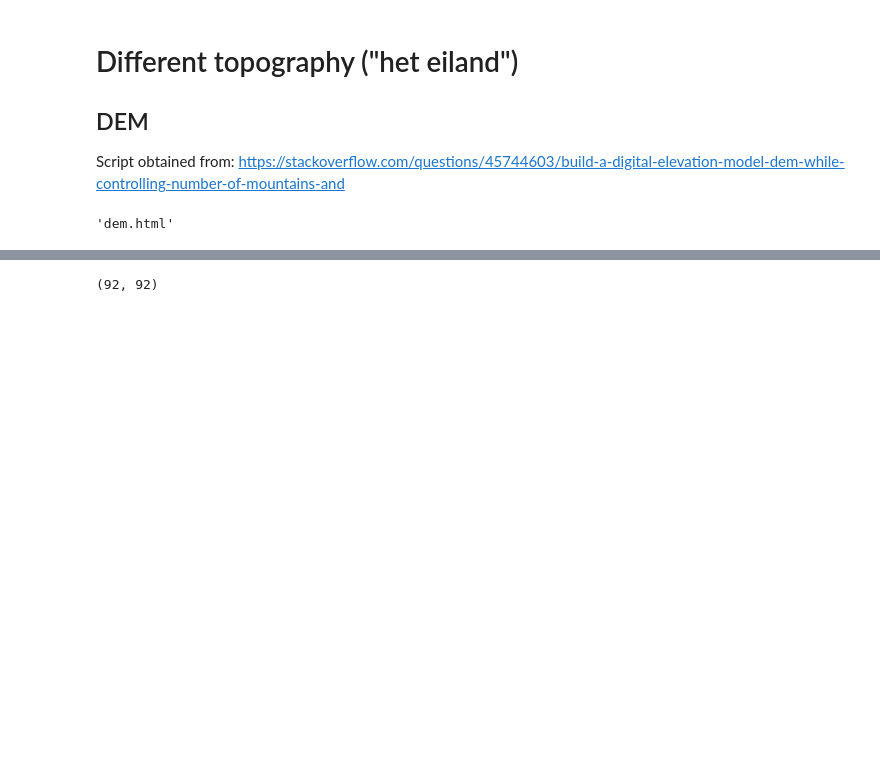
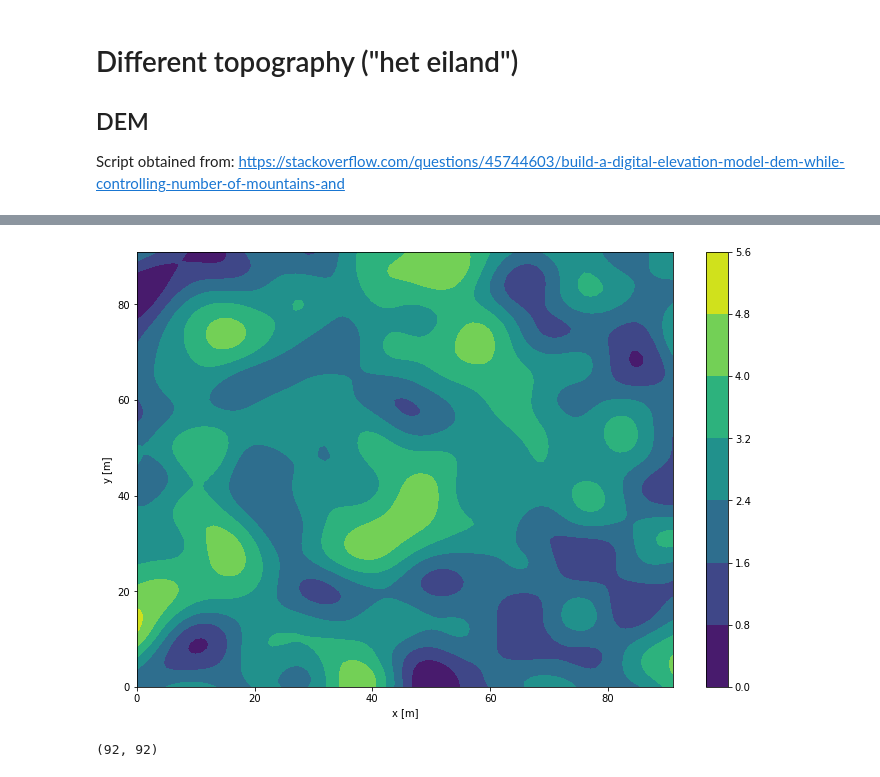
Before and after one commit to olivierbonte/Project_Spatio_Temporele_2, a Jupyter notebook: scenarios_Hannah.ipynb, the cells around one changed output, grey strips where cells are left out. Cells and saved outputs as stored; diff of their text form; code cells hidden in the pictures; blank space fills up the shorter version.

```diff
--- a/scenarios_Hannah.ipynb
+++ b/scenarios_Hannah.ipynb
@@ -507,12 +487,12 @@ def rndmtx():
     dem1 = np.random.rand(nx, ny)
     # Save array to csv file befor Gaussian filter.
     # Comment the next two lines if reading from the csv file.
-    dafr = pd.DataFrame(dem1)
-    dafr.to_csv('G_dem1.csv', header=False, index=False)
+    #dafr = pd.DataFrame(dem1)
+    #dafr.to_csv('G_dem1.csv', header=False, index=False)
 
     # Uncomment the next two lines to read from csv file.
-    # dafr = pd.read_csv('G_dem1.csv', header=None)
-    # dem1 = dafr.values
+    dafr = pd.read_csv('G_dem1.csv', header=None)
+    dem1 = dafr.values
 
     # Apply the first Gaussian filter.
     sizex = 7  # The less sizex and sizey the more highlands.
@@ -565,13 +545,36 @@ data = [
     ),
 ]
 
-layout = go.Layout(
-    yaxis=dict(
-        autorange='reversed'
-    )
-)
+layout = go.Layout(yaxis=dict(
+    autorange='reversed'))
 
 figure = go.Figure(data=data, layout=layout)
+figure.update_yaxes(
+    scaleanchor = "x",
+    scaleratio = 1,
+  )
+figure.update_xaxes(
+    range=[0,90],  # sets the range of xaxis
+)
+figure.show()
 plotly.offline.plot(figure, filename='dem.html')
+
+ny,nx = np.shape(contour_xy)
+grid_imag = np.zeros((ny+2,nx+2))
+grid_imag[1:-1,1:-1] = contour_xy
+ny,nx = np.shape(contour_xy)
+
+# Randen op zeeniveau (hoogte 0) om eiland te simuleren
+grid_imag[:,0] = 0
+grid_imag[:,-1] = 0
+grid_imag[0,:] = 0
+grid_imag[-1,:] = 0
+
+plt.figure(figsize= (12,8))
+plt.contourf(np.flipud(contour_xy))
+plt.colorbar()
+plt.xlabel('x [m]')
+plt.ylabel('y [m]')
+plt.savefig('DEM_scenario3.pdf')
+plt.show()
 # %% [output]
-'dem.html'
@@ -578,3 +582,4 @@ plotly.offline.plot(figure, filename='dem.html')
+[figure, added]
 # %%
 np.shape(contour_xy)
 # Bijv. eiland van 920mx920m met een celgrootte van 10mx10m
```
Also changed, not shown: parts of 9 cells of this notebook, 4 other files.
